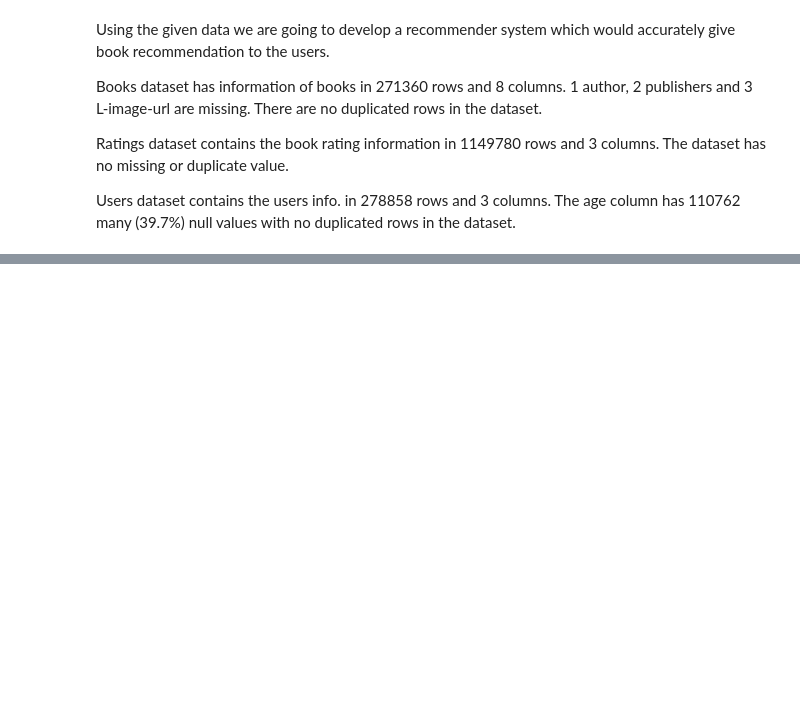
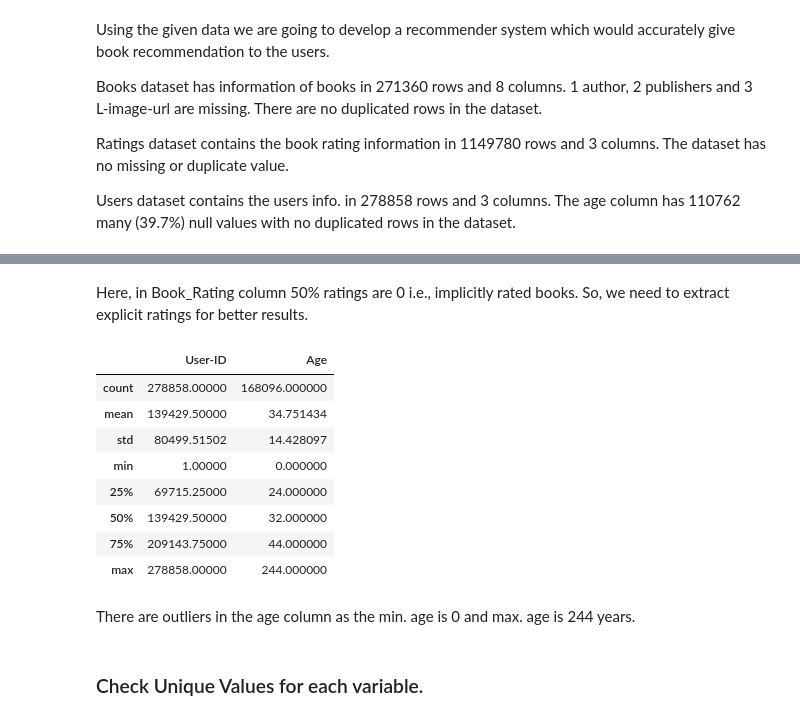
Before and after one commit to DharmeshRV/Book-Recommendation-System, a Jupyter notebook: Book_Recommendation_System.ipynb, the cells around one changed output, grey strips where cells are left out. Saved outputs shown, nothing was run; the diff lists cells and outputs as text; code cells hidden in the pictures; blank space fills up the shorter version.

```diff
--- a/Book_Recommendation_System.ipynb
+++ b/Book_Recommendation_System.ipynb
@@ -225,0 +270,19 @@ Users dataset contains the users info. in 278858 rows and 3 columns. The age col
+# %% [markdown]
+Here, in Book_Rating column 50% ratings are 0 i.e., implicitly rated books. So, we need to extract explicit ratings for better results.
+# %%
+# Users Dataset Describe
+users_df.describe()
+# %% [output]
+|  | User-ID | Age |
+| count | 278858.00000 | 168096.000000 |
+| mean | 139429.50000 | 34.751434 |
+| std | 80499.51502 | 14.428097 |
+| min | 1.00000 | 0.000000 |
+| 25% | 69715.25000 | 24.000000 |
+| 50% | 139429.50000 | 32.000000 |
+| 75% | 209143.75000 | 44.000000 |
+| max | 278858.00000 | 244.000000 |
+# %% [markdown]
+There are outliers in the age column as the min. age is 0 and max. age is 244 years.
+# %% [markdown]
+### Check Unique Values for each variable.
```
Also changed, not shown: parts of 26 cells of this notebook.
